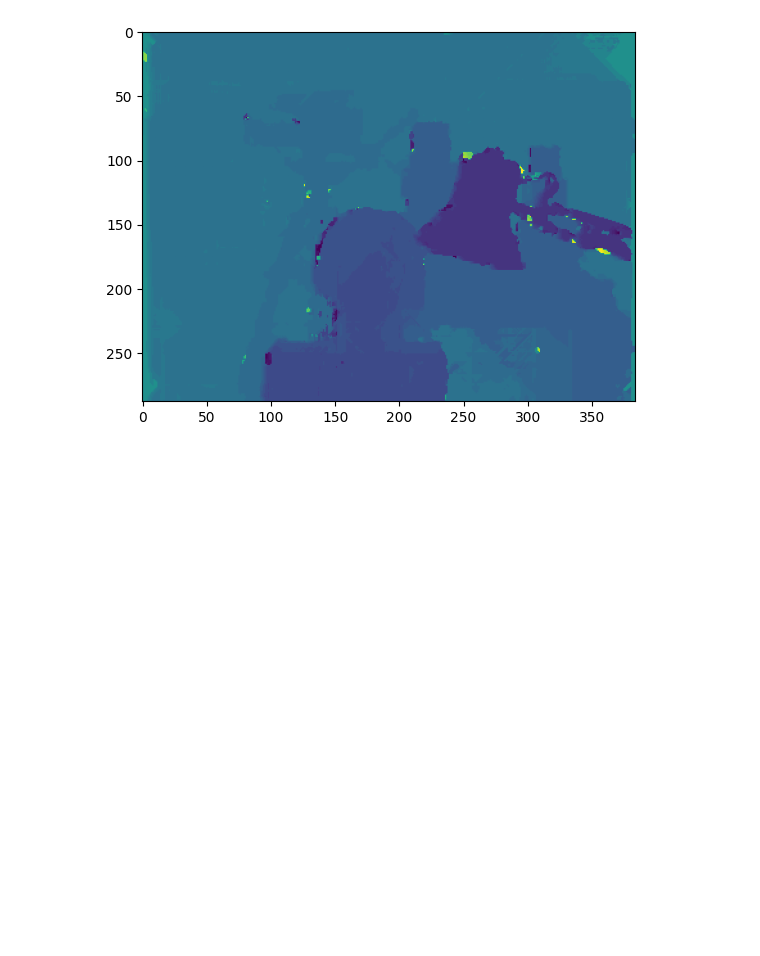
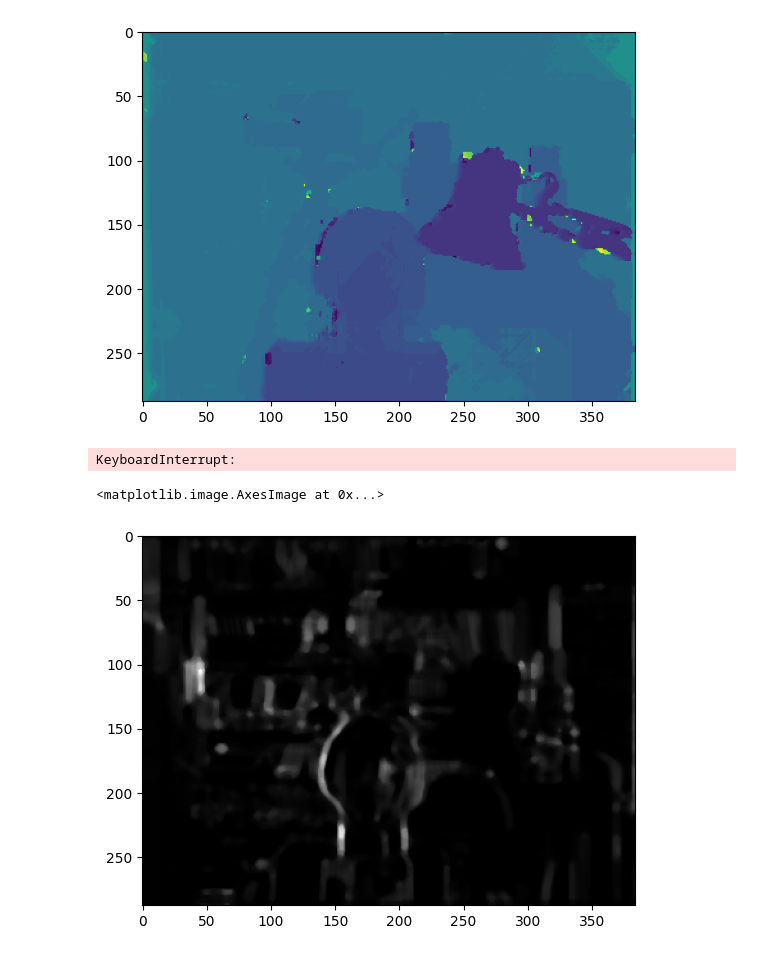
Before and after one commit to nadavo11/computer_vision_stereo_matching, a Jupyter notebook: tsst.ipynb, the cells around one changed output. Drawn from its saved outputs; the diff is of its cells as text; code cells hidden in the pictures; blank space fills up the shorter version.

```diff
--- a/tsst.ipynb
+++ b/tsst.ipynb
@@ -386,3 +389,18 @@ plt.imshow(sgm)
 # %% [output]
 <matplotlib.image.AxesImage at 0x...>
 [figure]
+# %%
+from solution import Solution
+from scipy.ndimage import gaussian_filter
+from scipy.ndimage import median_filter
+solution = Solution()
+
+our_ssdd = solution.our_distance_measure(img_left, img_right, 3, 16)
+#our_ssdd = median_filter(our_ssdd, size=7)
+# %% [output]
+KeyboardInterrupt:
+# %%
+plt.imshow(our_ssdd[:, :, 0], cmap='gray')
+# %% [output]
+<matplotlib.image.AxesImage at 0x...>
+[figure, added]
```
Also changed, not shown: parts of 13 cells of this notebook, 5 other files.
